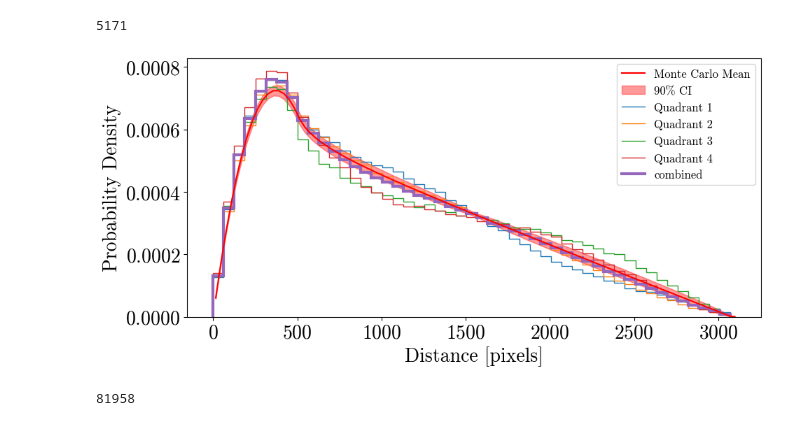
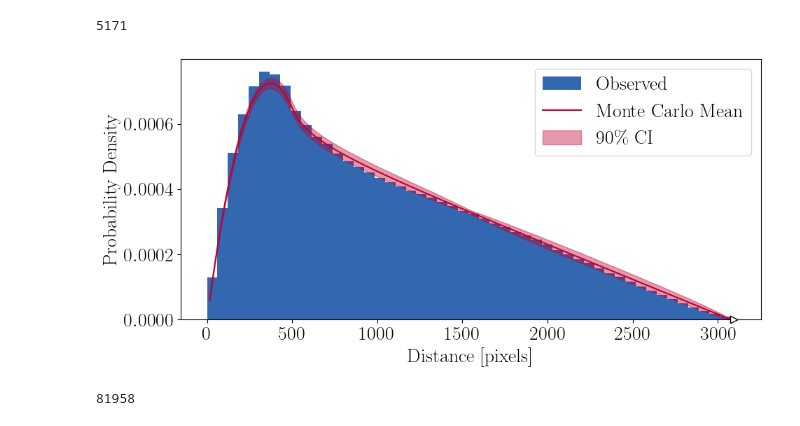
Before and after one commit to anshsdesai/sensei_charge_traps, a Jupyter notebook: charge_trap_analysis.ipynb, the cells around one changed output. Drawn from its saved outputs; the diff is of its cells as text; code cells hidden in the pictures.

```diff
--- a/charge_trap_analysis.ipynb
+++ b/charge_trap_analysis.ipynb
@@ -306,10 +275,10 @@ from matplotlib.offsetbox import AnchoredText
 small = 20
 large = 30
 
-params = {'text.usetex' : False,
+params = {'text.usetex' : True,
         'font.size' : small,
-            'font.family' : 'cmr10',
-            'figure.autolayout': True
+        'font.family' : 'serif',
+        'figure.autolayout': True
         }
 plt.rcParams.update(params)
 plt.rcParams['axes.unicode_minus']=False
@@ -317,44 +286,66 @@ plt.rcParams['axes.labelsize']=small
 plt.rcParams['figure.figsize']=(5,5)
 plt.rcParams['axes.formatter.use_mathtext']=True
 # %%
+import hist
 #analyze spatial distribution here
 # 90% confidence interval
 plt.figure(figsize=(10,5))
-plt.plot(mc_bin_centers, mc_mean, label='Monte Carlo Mean', color='red')
-plt.fill_between(mc_bin_centers, ci_lower, ci_upper, color='red', alpha=0.4, label='90% CI')
+ax = plt.gca()
+mccolor = '#be0031'
+observed_color = '#00429d'
 # plt.plot(mc_bin_centers, spline(mc_bin_centers), label='Spline Fit', color='black', linestyle='--')
 
 from scipy.spatial.distance import pdist
 bins_ = np.linspace(0,3072,50)
 
-all_hists = np.zeros(len(bins_)-1)
+# all_hists = np.zeros(len(bins_)-1)
+all_hists = (
+        hist.Hist.new.Reg(50, 0, 3072, name="Distances", label="Distances")
+        .Weight()
+    )
 for q in [0,1,2,3]:
     quad_dipoles = np.array(full_dipole_coord_list[q])
     distances = pdist(quad_dipoles)
-    hist,bins = np.histogram(distances,bins=bins_,density=False)
-    pdf,bins = np.histogram(distances,bins=bins_,density=True)
-    all_hists += hist
-    plt.stairs(pdf,bins,label=f'Quadrant {q+1}')
+    h_from_data = (
+        hist.Hist.new.Reg(50, 0, 3072, name="Distances", label="Distances")
+        .Weight()
+    )
+    h_from_data.fill(distances)
+
+    # hist,bins = np.histogram(distances,bins=bins_,density=False)
+    # pdf,bins = np.histogram(distances,bins=bins_,density=True)
+    all_hists += h_from_data
+    # plt.stairs(pdf,bins,label=f'Quadrant {q+1}')
 
 
 
-bin_widths = np.diff(bins)
-pdf = all_hists / (np.sum(all_hists) * bin_widths)
+# bin_widths = np.diff(bins)
+# pdf = all_hists / (np.sum(all_hists) * bin_widths)
+
+
+# h = (
+#     hist.Hist.new.Reg(len(counts), bin_edges[0], bin_edges[-1], name="x", label="Value")
+#     .Double() # Use Double precision for counts
+# )
 
 # mchist,bins = np.histogram(mc_distances,bins=bins)
 # mchist = mchist/np.sum(mchist)
-plt.stairs(pdf,bins,label='combined',lw=3)
+# plt.stairs(pdf,bins,label='Observed',lw=3)
 
-plt.legend(fontsize=12)
+all_hists.plot1d(ax=ax,histtype='fill',density=True,yerr=True,label='Observed',alpha=0.8,color=observed_color)
+
+plt.plot(mc_bin_centers, mc_mean, label='Monte Carlo Mean', color=mccolor)
+plt.fill_between(mc_bin_centers, ci_lower, ci_upper, color=mccolor, alpha=0.4, label='90\% CI')
+plt.legend(fontsize=small)
 # print(np.max(distances))
 # plt.hist(distances)
 plt.xlabel('Distance [pixels]',fontsize=small)
 plt.ylabel('Probability Density',fontsize=small)
 # plt.title('Distribution of Dipoles',fontsize=20)
 plt.show()
 plt.close()
 # %% [output]
-[figure, old version]
+[figure, new version]
 # %%
 try:
     with open('dipole_spectra.pkl','rb') as infile:
```
Also changed, not shown: parts of 14 cells of this notebook, 15 other files.
